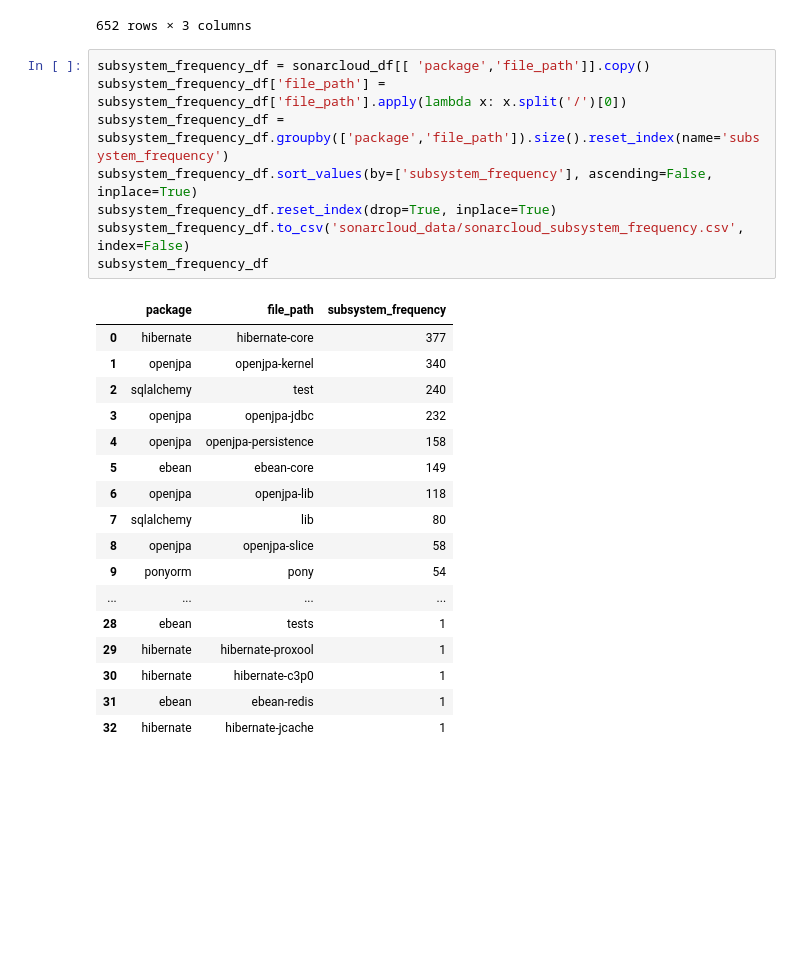
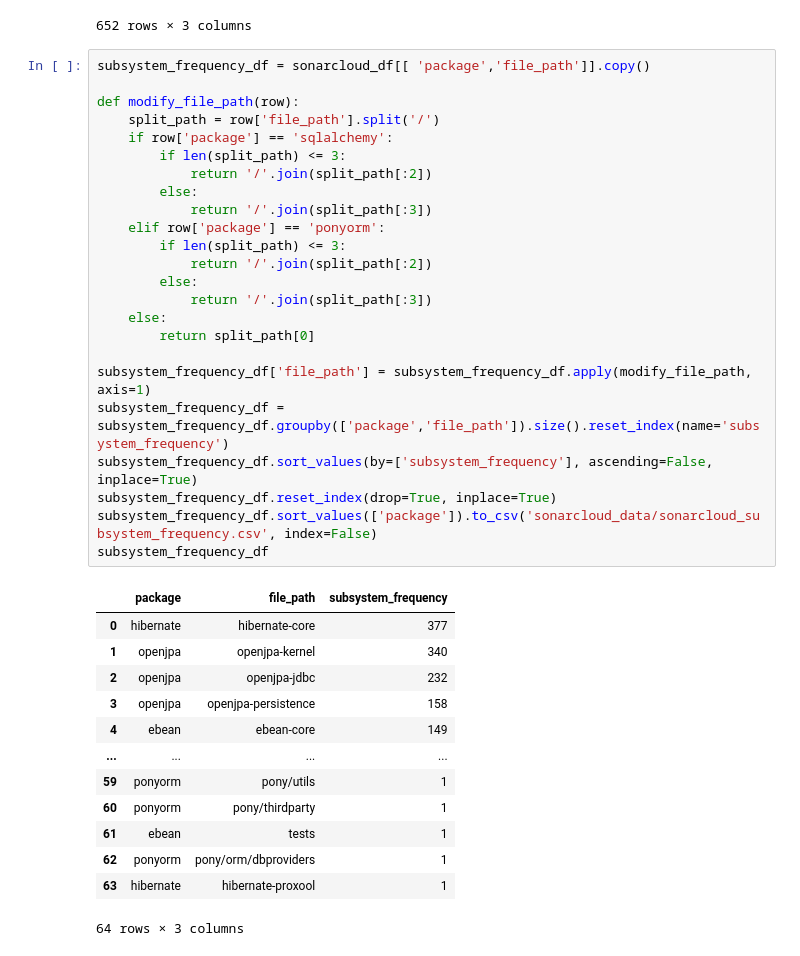
Before and after one commit to Hashir-Jamil/static-analysis-tools-comparison, a Jupyter notebook: static_analysis_data.ipynb, the cells around one changed output. Cells and saved outputs as stored; diff of their text form; blank space fills up the shorter version.

Commit message:
bug frequency by subsystem plots and csv made for sonarcloud

```diff
--- a/static_analysis_data.ipynb
+++ b/static_analysis_data.ipynb
@@ -109,27 +109,39 @@ file_path_frequency_df
 652 rows × 3 columns
 # %%
 subsystem_frequency_df = sonarcloud_df[[ 'package','file_path']].copy()
-subsystem_frequency_df['file_path'] = subsystem_frequency_df['file_path'].apply(lambda x: x.split('/')[0])
+
+def modify_file_path(row):
+    split_path = row['file_path'].split('/')
+    if row['package'] == 'sqlalchemy':
+        if len(split_path) <= 3:
+            return '/'.join(split_path[:2])
+        else:
+            return '/'.join(split_path[:3])
+    elif row['package'] == 'ponyorm':
+        if len(split_path) <= 3:
+            return '/'.join(split_path[:2])
+        else:
+            return '/'.join(split_path[:3])
+    else:
+        return split_path[0]
+
+subsystem_frequency_df['file_path'] = subsystem_frequency_df.apply(modify_file_path, axis=1)
 subsystem_frequency_df = subsystem_frequency_df.groupby(['package','file_path']).size().reset_index(name='subsystem_frequency')
 subsystem_frequency_df.sort_values(by=['subsystem_frequency'], ascending=False, inplace=True)
 subsystem_frequency_df.reset_index(drop=True, inplace=True)
-subsystem_frequency_df.to_csv('sonarcloud_data/sonarcloud_subsystem_frequency.csv', index=False)
+subsystem_frequency_df.sort_values(['package']).to_csv('sonarcloud_data/sonarcloud_subsystem_frequency.csv', index=False)
 subsystem_frequency_df
 # %% [output]
 |  | package | file_path | subsystem_frequency |
 | 0 | hibernate | hibernate-core | 377 |
 | 1 | openjpa | openjpa-kernel | 340 |
-| 2 | sqlalchemy | test | 240 |
-| 3 | openjpa | openjpa-jdbc | 232 |
-| 4 | openjpa | openjpa-persistence | 158 |
-| 5 | ebean | ebean-core | 149 |
-| 6 | openjpa | openjpa-lib | 118 |
-| 7 | sqlalchemy | lib | 80 |
-| 8 | openjpa | openjpa-slice | 58 |
-| 9 | ponyorm | pony | 54 |
+| 2 | openjpa | openjpa-jdbc | 232 |
+| 3 | openjpa | openjpa-persistence | 158 |
+| 4 | ebean | ebean-core | 149 |
 | ... | ... | ... | ... |
-| 28 | ebean | tests | 1 |
-| 29 | hibernate | hibernate-proxool | 1 |
-| 30 | hibernate | hibernate-c3p0 | 1 |
-| 31 | ebean | ebean-redis | 1 |
-| 32 | hibernate | hibernate-jcache | 1 |
+| 59 | ponyorm | pony/utils | 1 |
+| 60 | ponyorm | pony/thirdparty | 1 |
+| 61 | ebean | tests | 1 |
+| 62 | ponyorm | pony/orm/dbproviders | 1 |
+| 63 | hibernate | hibernate-proxool | 1 |
+64 rows × 3 columns
```
Also changed, not shown: parts of 1 cell of this notebook, 1 other file.
